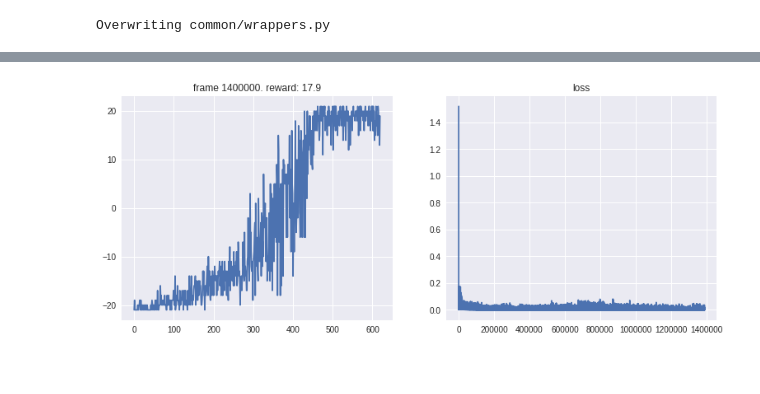
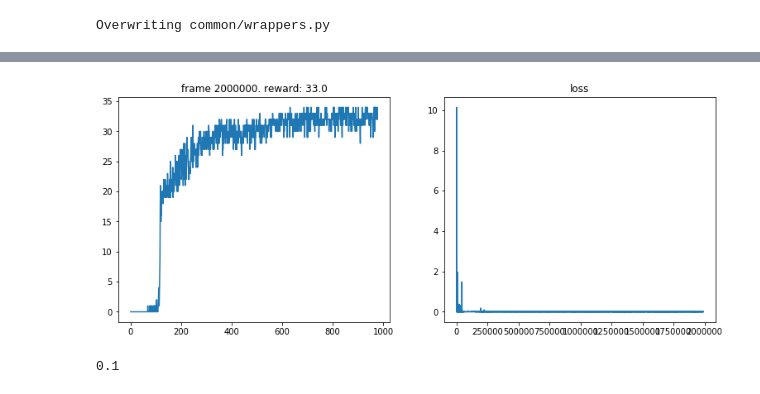
Before and after one commit to barleen-kaur/temporal_regularization_control, a Jupyter notebook: DQN_with_temp_reg.ipynb, the cells around one changed output, grey strips where cells are left out. Drawn from its saved outputs; the diff is of its cells as text; code cells hidden in the pictures.

```diff
--- a/DQN_with_temp_reg.ipynb
+++ b/DQN_with_temp_reg.ipynb
@@ -479,10 +499,21 @@ Overwriting common/wrappers.py
 # %%
 from common.wrappers import make_atari, wrap_deepmind, wrap_pytorch
 # %%
-env_id = "PongNoFrameskip-v4"                    # Need to use NoFrameskip-v4 versions of Atari games in Gym, else frames will be skipped too much
+env_id = "FreewayNoFrameskip-v4"                    # Need to use NoFrameskip-v4 versions of Atari games in Gym, else frames will be skipped too much
 env    = make_atari(env_id, frame_skip=4)        # Added frameskip parameter
 env    = wrap_deepmind(env)                      # Need to pass frame_stack=True as an argument here. 4 frames are stacked as state
 env    = wrap_pytorch(env)
+
+#setting the seeds
+i=1
+import random
+torch.backends.cudnn.benchmark = False
+torch.backends.cudnn.deterministic = True
+random.seed(i)
+np.random.seed(i)
+env.seed(i)
+torch.manual_seed(i)
+torch.cuda.manual_seed_all(i)
 # %%
 class CnnDQN(nn.Module):
     def __init__(self, input_shape, num_actions):
@@ -547,8 +578,8 @@ plt.plot([epsilon_by_frame(i) for i in range(1000000)])
 # %%
-num_frames = 1400000   # Deepmind paper used 10 million frames
+num_frames = 2000000   # Deepmind paper used 10 million frames
 batch_size = 32        # Same as Deepmind
 gamma      = 0.99
-beta = 0.2 #>> temp reg edit
+beta = 0.0 #>> temp reg edit
 lamb = 0.2 #>> temp reg edit
 
 losses = []
@@ -568,34 +599,34 @@ for frame_idx in range(1, num_frames + 1):
     next_state, reward, done, _ = env.step(action)
     #push the "action" component of p into the buffer also #>> temp reg edit
     replay_buffer.push(state, action, reward, next_state, done, p[action])
 
     state = next_state
     episode_reward += reward
 
     if done:
         state = env.reset()
         all_rewards.append(episode_reward)
         episode_reward = 0
         #initialize p vector as q(state,a) for all a #>> temp reg edit
         state_var = Variable(torch.FloatTensor(np.float32(state)))
         state_var = torch.unsqueeze(state_var,0)
         p = (model(state_var)[0]).detach().cpu().numpy()
 
     if len(replay_buffer) > replay_initial:
         #Need to pass beta into this >> temp reg edit
         loss = compute_td_loss(batch_size, beta = beta)
         losses.append(loss.data.item())
 
     if frame_idx % 10000 == 0:
         plot(frame_idx, all_rewards, losses)
 
     #update the p vector for q(state,a) for all a #>> temp reg edit
     state_var = Variable(torch.FloatTensor(np.float32(state)))
     state_var = torch.unsqueeze(state_var,0)
     new_q = (model(state_var)[0]).detach().cpu().numpy()
     p = (1-lamb)*new_q + lamb*p
 # %% [output]
-[figure, old version]
+[figure, new version]
 # %%
 import csv
 
@@ -610,3 +641,9 @@ with open('losses_run='+str(i)+'.csv','w') as f:
     writer.writerows(zip(losses));
 
 torch.save(model.state_dict(),'weights_run='+str(i)+'.pt')
+# %%
+d = deque(np.zeros(9))
+d.append(1)
+print(np.mean(d))
+# %% [output]
+0.1
```
Also changed, not shown: parts of 3 cells of this notebook.
